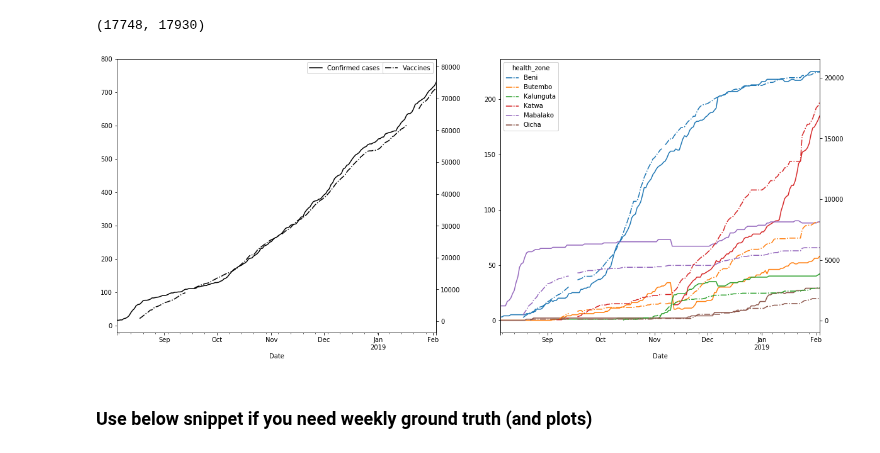
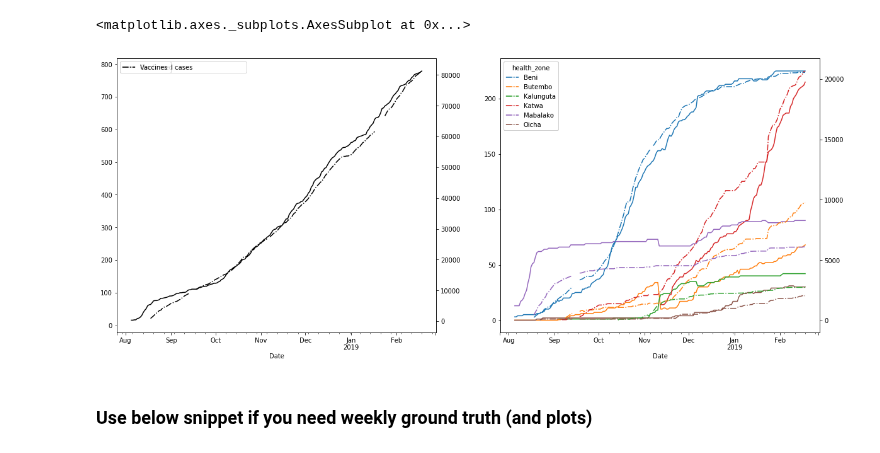
Before and after one commit to NSSAC/DRC_Ebola_2018, a Jupyter notebook: notebooks/calibration.ipynb, the cells around one changed output. Saved outputs shown, nothing was run; the diff lists cells and outputs as text; code cells hidden in the pictures.

```diff
--- a/notebooks/calibration.ipynb
+++ b/notebooks/calibration.ipynb
@@ -11,7 +13,7 @@ import hyperopt
 from hyperopt import hp, Trials
 from tqdm import tqdm
 # %%
-gt = pd.read_csv('../data/Ebola_Updated_Feb13.csv',delimiter='\t',dtype={'date':str})
+gt = pd.read_csv('../data/Ebola_Updated_Feb18.csv',delimiter='\t',dtype={'date':str})
 gt['Date'] = gt.date.apply(lambda x: datetime.strptime(x,'%Y%m%d'))
 gt = gt[gt.Date>=datetime.strptime('20180805','%Y%m%d')] ## Starting on August 5th, the first non-NaN value
 gt['Ob_Day'] = gt.Date.apply(lambda x : (x - datetime.strptime('20180805','%Y%m%d')).days)
@@ -25,20 +27,20 @@ T = len(gt[gt.health_zone=='all'])
 # %%
 f, axarr = plt.subplots(1,2, figsize=(20,8))
 gt[gt.health_zone=='all'].plot(x='Date',y='total_c',ax=axarr[0],color='k',label='Confirmed cases                          ')
 ax0 = axarr[0].twinx()
 gt[gt.health_zone=='all'].plot(x='Date',y='total_vacc',ax=ax0, color='k', label='Vaccines', ls='-.')
 
 gt[gt.health_zone.isin(key_hzs)].pivot(index='Date',columns='health_zone',values='total_c').plot(ax=axarr[1])
 ax1 = axarr[1].twinx()
 gt[gt.health_zone.isin(key_hzs)].pivot(index='Date',columns='health_zone',values='total_vacc').plot(ax=ax1, ls='-.')
 
-gt_start = datetime.strptime('20180805','%Y%m%d')
-gt_end = datetime.strptime('20190203','%Y%m%d')
-axarr[0].set_xlim([gt_start,gt_end])
-axarr[1].set_xlim([gt_start,gt_end])
+# gt_start = datetime.strptime('20180805','%Y%m%d')
+# gt_end = datetime.strptime('20190218','%Y%m%d')
+# axarr[0].set_xlim([gt_start,gt_end])
+# axarr[1].set_xlim([gt_start,gt_end])
 # %% [output]
-(17748, 17930)
+<matplotlib.axes._subplots.AxesSubplot at 0x...>
-[figure, old version]
+[figure, new version]
 # %% [markdown]
 ### Use below snippet if you need weekly ground truth (and plots)
 # %% [markdown]
```
Also changed, not shown: parts of 17 cells of this notebook, 19 other files.
